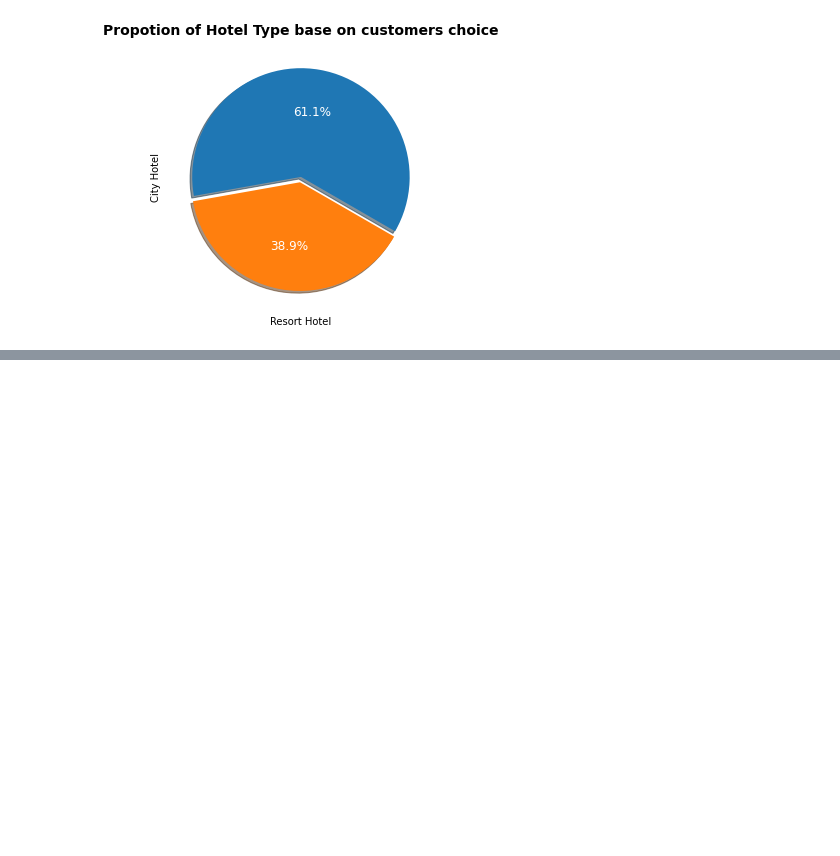
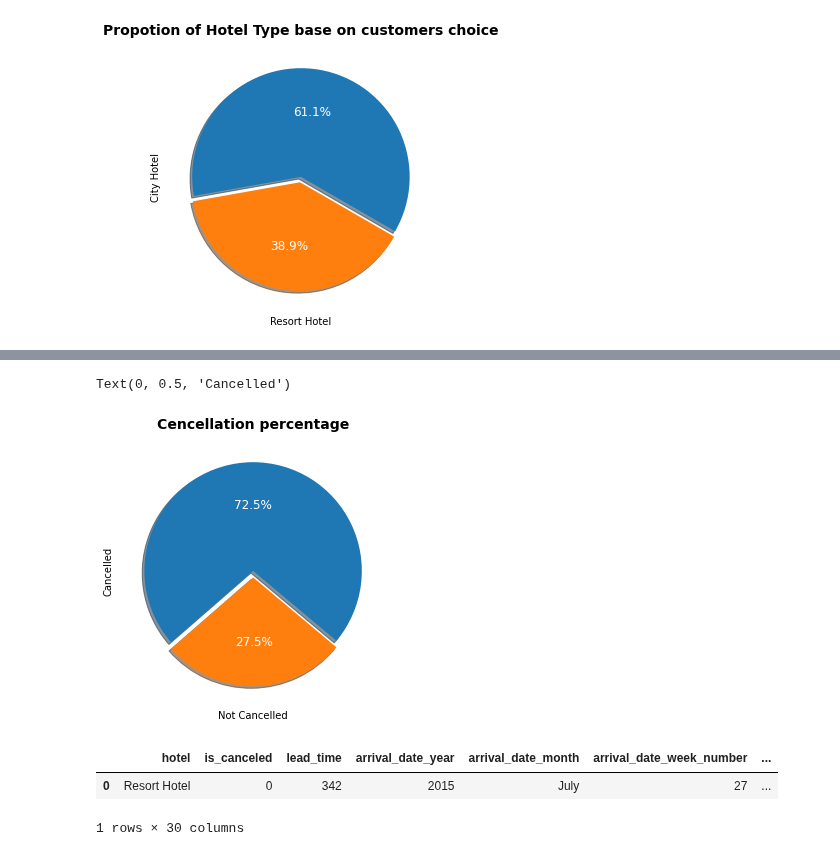
Before and after one commit to sarathsoman14/sarathsoman14-Hotel-Booking-Exploratory-Data-Analysis-EDA-, a Jupyter notebook: Hotel_Booking_Exploratory_Data_Analysis_Capstone_Project.ipynb, the cells around one changed output, grey strips where cells are left out. Saved outputs shown, nothing was run; the diff lists cells and outputs as text; code cells hidden in the pictures; blank space fills up the shorter version.

```diff
--- a/Hotel_Booking_Exploratory_Data_Analysis_Capstone_Project.ipynb
+++ b/Hotel_Booking_Exploratory_Data_Analysis_Capstone_Project.ipynb
@@ -263,0 +318,10 @@ Text(0, 0.5, 'City Hotel')
+# %%
+# Vizulization
+plt.figure(figsize=(10,5))
+plt.pie(cancellaton_percentage,startangle=320,explode=(0,0.06),autopct='%1.1f%%' ,textprops={'color':"w",'fontsize':12},shadow=True)
+plt.title('Cencellation percentage',fontsize=14,weight='bold')
+plt.xlabel('Not Cancelled')
+plt.ylabel('Cancelled')
+# %% [output]
+Text(0, 0.5, 'Cancelled')
+[figure, added]
@@ -263,0 +330,6 @@ Text(0, 0.5, 'City Hotel')
+# %%
+hotel_df.head(1)
+# %% [output]
+|  | hotel | is_canceled | lead_time | arrival_date_year | arrival_date_month | arrival_date_week_number | ... |
+| 0 | Resort Hotel | 0 | 342 | 2015 | July | 27 | ... |
+1 rows × 30 columns
```
Also changed, not shown: parts of 33 cells of this notebook.
